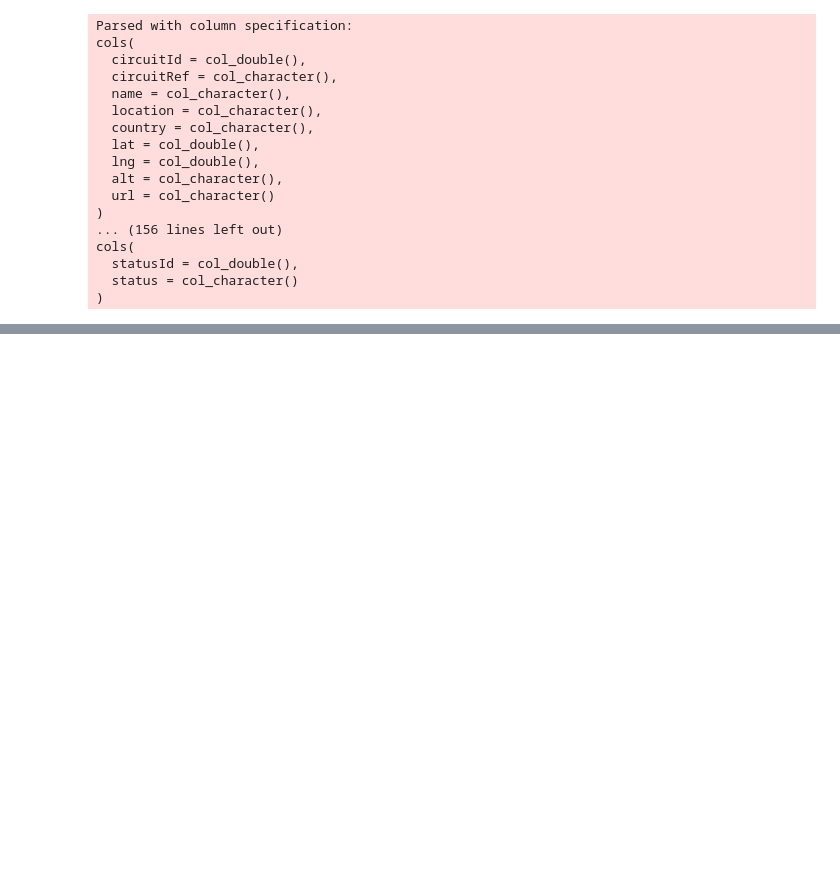
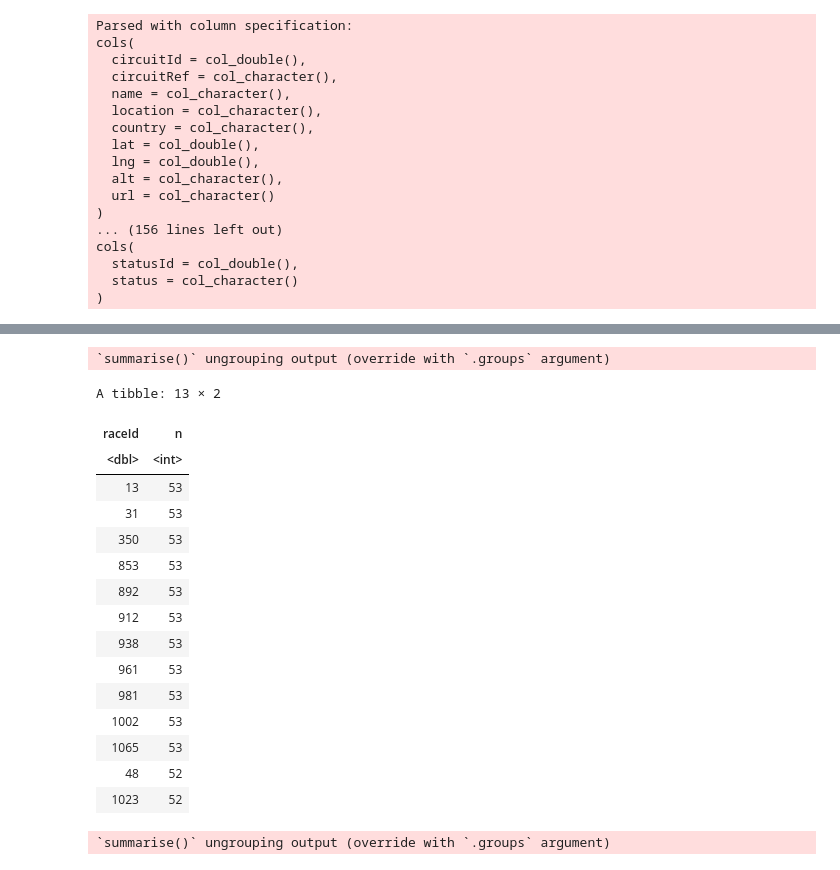
Before and after one commit to TaylorOglow/Formula_1, a Jupyter notebook: Lap Wrangling/sv_laps.ipynb, the cells around one changed output, grey strips where cells are left out. Cells and saved outputs as stored; diff of their text form; code cells hidden in the pictures; blank space fills up the shorter version.

```diff
--- a/Lap Wrangling/sv_laps.ipynb
+++ b/Lap Wrangling/sv_laps.ipynb
@@ -1125,0 +1038,53 @@ Warning message:
+# %%
+#15. Monza, Italy
+
+sv_monza <- vet_laps %>%
+                filter(raceId %in% monza_race_ID)
+
+sv_monza_clean <- sv_monza %>%
+                        group_by(raceId) %>%
+                        summarize(n = n()) %>%
+                        arrange(desc(n)) %>%
+                        head(13)
+sv_monza_clean
+sv_monza_clean_ID <- sv_monza_clean %>%
+                        pull(raceId)
+
+sv_monza_races <- vet_laps %>%
+                    filter(raceId %in% sv_monza_clean_ID)
+
+sv_monza_split <- initial_split(sv_monza_races, prop = 0.75, strata = milliseconds)
+
+sv_monza_train <- training(sv_monza_split)
+
+sv_monza_test <- testing(sv_monza_split)
+
+sv_monza_lap_times <- sv_monza_train %>%
+                        group_by(lap) %>%
+                        summarize(lap_time_avg = mean(milliseconds))
+
+
+sv_monza_avg_race_time <- sv_monza_lap_times %>%
+                            mutate(lap_time_avg_mins = lap_time_avg / 60000) %>%
+                            select(lap_time_avg_mins) %>%
+                            map(sum) %>%
+                            data.frame()
+# %% [output]
+`summarise()` ungrouping output (override with `.groups` argument)
+A tibble: 13 × 2
+| raceId | n |
+| <dbl> | <int> |
+| 13 | 53 |
+| 31 | 53 |
+| 350 | 53 |
+| 853 | 53 |
+| 892 | 53 |
+| 912 | 53 |
+| 938 | 53 |
+| 961 | 53 |
+| 981 | 53 |
+| 1002 | 53 |
+| 1065 | 53 |
+| 48 | 52 |
+| 1023 | 52 |
+`summarise()` ungrouping output (override with `.groups` argument)
```
Also changed, not shown: parts of 20 cells of this notebook, 3 other files.
